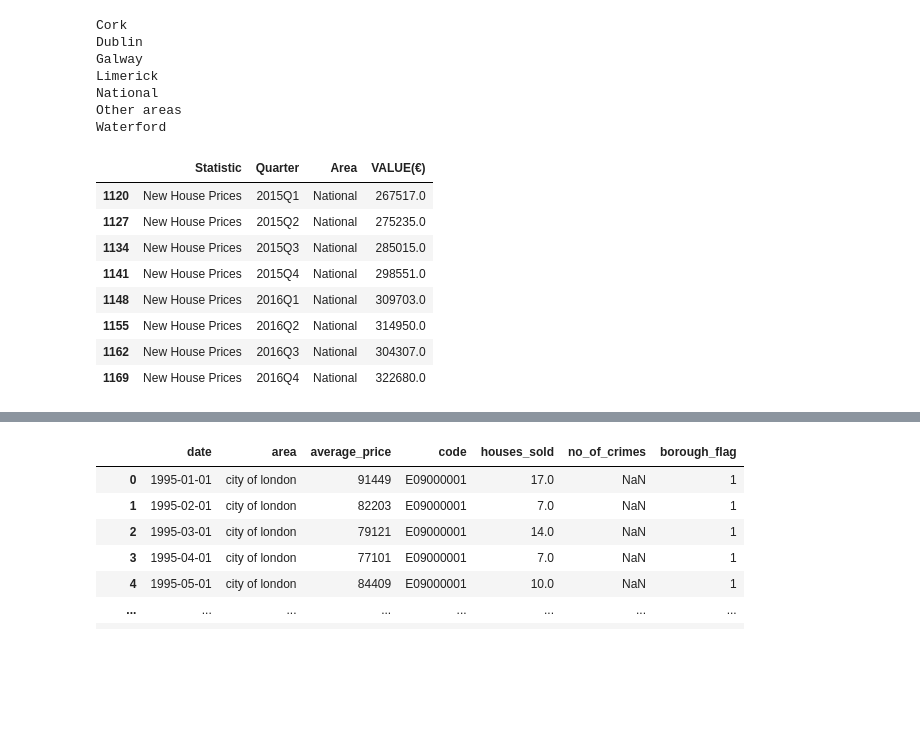
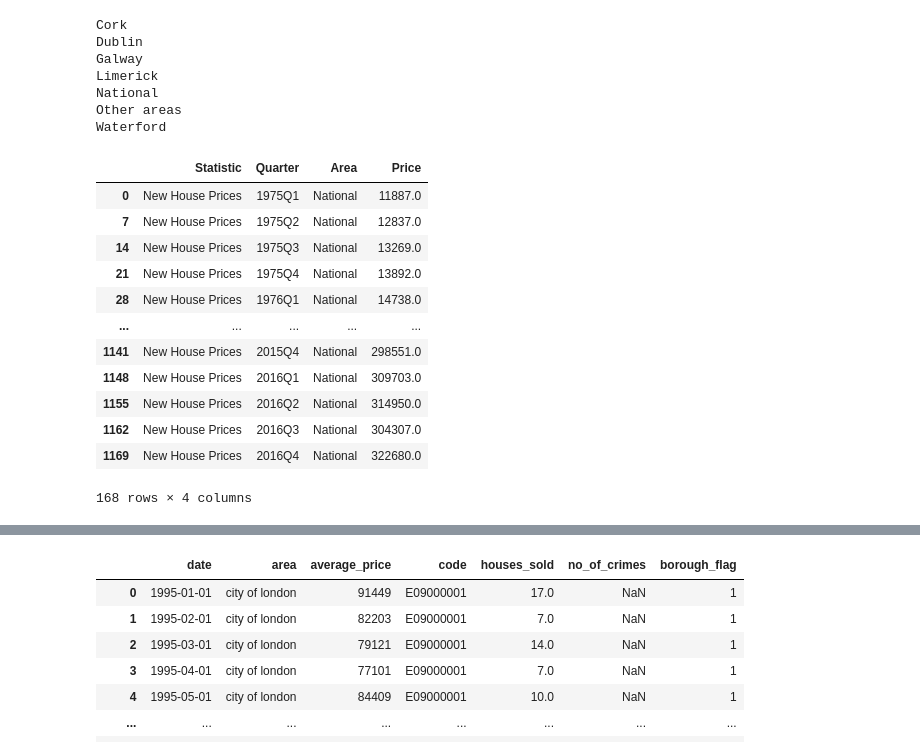
Before and after one commit to freek022/UCDPA_Fred, a Jupyter notebook: PropertyPriceIndex.ipynb, the cells around one changed output, grey strips where cells are left out. Drawn from its saved outputs; the diff is of its cells as text; code cells hidden in the pictures; blank space fills up the shorter version.

```diff
--- a/PropertyPriceIndex.ipynb
+++ b/PropertyPriceIndex.ipynb
@@ -66,6 +68,6 @@ df
 2352 rows × 4 columns
 # %%
 #rename VALUE to indicate currency of transaction
-df = df.rename(columns={"VALUE":"VALUE(€)"})
+df = df.rename(columns={"VALUE":"Price"})
 df
 # %% [output]
@@ -177,16 +165,22 @@ Other areas
 Waterford
 # %%
 # remove rows by filtering
-df = df[(df['Area'] != 'Cork') & (df['Area'] != 'Dublin') & (df['Area'] != 'Galway') & (df['Area'] != 'Limerick')
+dfx =df[(df['Area'] != 'Cork') & (df['Area'] != 'Dublin') & (df['Area'] != 'Galway') & (df['Area'] != 'Limerick')
         & (df['Area'] != 'Waterford') & (df['Area'] != 'Other areas') & (df['Statistic'] != 'Second Hand House Prices')]
-df[df['Quarter'].isin(['2015Q1', '2015Q2', '2015Q3', '2015Q4', '2016Q1', '2016Q2', '2016Q3', '2016Q4'])]
+dfx[df['Quarter'].isin(['2015Q1', '2015Q2', '2015Q3', '2015Q4', '2016Q1', '2016Q2', '2016Q3', '2016Q4'])]
+#dfx = dfx.copy(deep=True)
+dfx
 # %% [output]
-|  | Statistic | Quarter | Area | VALUE(€) |
-| 1120 | New House Prices | 2015Q1 | National | 267517.0 |
-| 1127 | New House Prices | 2015Q2 | National | 275235.0 |
-| 1134 | New House Prices | 2015Q3 | National | 285015.0 |
+|  | Statistic | Quarter | Area | Price |
+| 0 | New House Prices | 1975Q1 | National | 11887.0 |
+| 7 | New House Prices | 1975Q2 | National | 12837.0 |
+| 14 | New House Prices | 1975Q3 | National | 13269.0 |
+| 21 | New House Prices | 1975Q4 | National | 13892.0 |
+| 28 | New House Prices | 1976Q1 | National | 14738.0 |
+| ... | ... | ... | ... | ... |
 | 1141 | New House Prices | 2015Q4 | National | 298551.0 |
 | 1148 | New House Prices | 2016Q1 | National | 309703.0 |
 | 1155 | New House Prices | 2016Q2 | National | 314950.0 |
 | 1162 | New House Prices | 2016Q3 | National | 304307.0 |
 | 1169 | New House Prices | 2016Q4 | National | 322680.0 |
+168 rows × 4 columns
```
Also changed, not shown: parts of 18 cells of this notebook.
